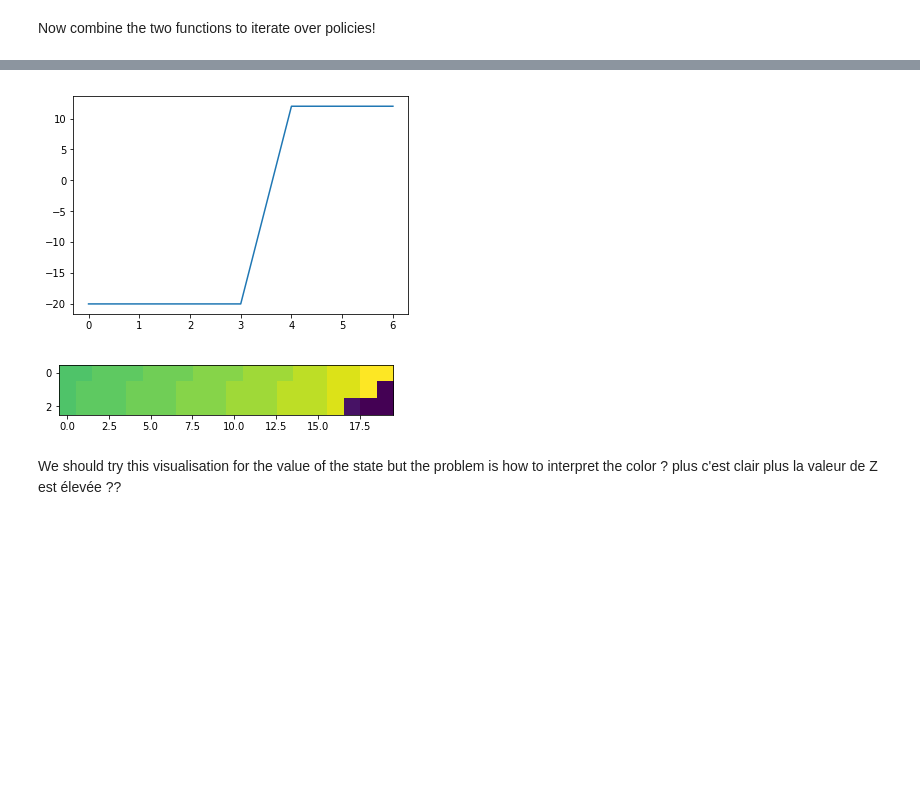
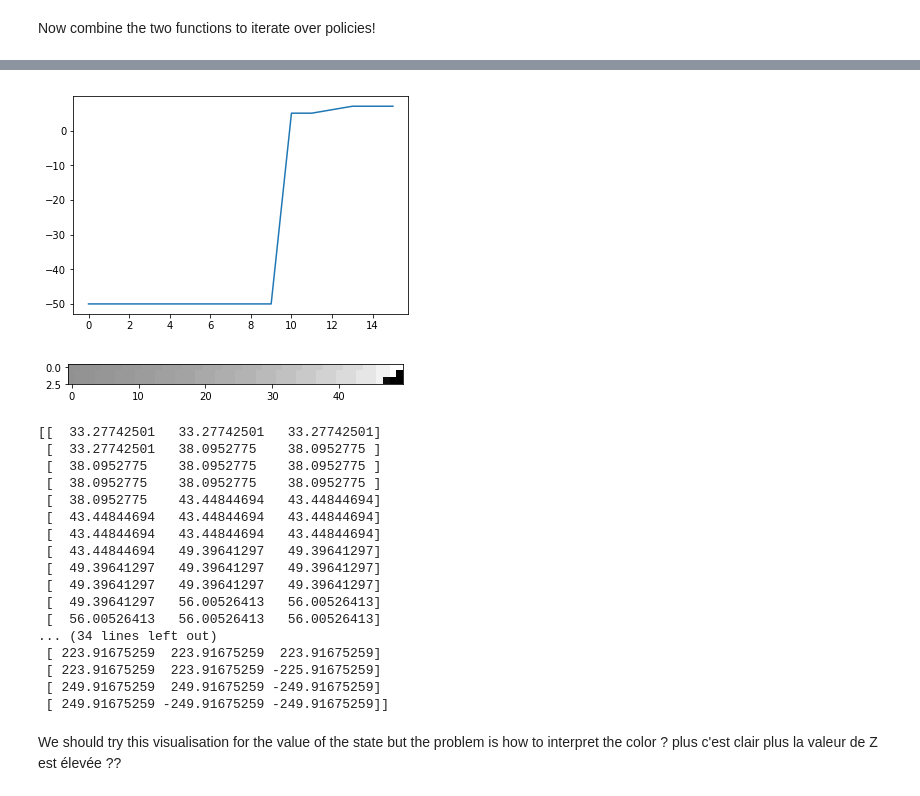
Before and after one commit to jonasracine/RL_sandbox, a Jupyter notebook: street_racer.ipynb, the cells around one changed output, grey strips where cells are left out. Drawn from its saved outputs; the diff is of its cells as text; code cells hidden in the pictures; blank space fills up the shorter version.

```diff
--- a/street_racer.ipynb
+++ b/street_racer.ipynb
@@ -37,7 +37,7 @@ As this problem is an (over-)simplification of our traffic light problem, any wo
 # %% [markdown]
 Start by figuring out the number of states you will need and build transition matrices for every action. For now, actions move the car from state to state in the deterministic manner described above.
 # %%
-l = 20
+l = 50
 n = 3*l+1
 trap=n-1
 # %%
@@ -153,9 +153,9 @@ erreur de type deux actions ou plus associées  [] :
 And define the reward function
 # %%
 R = -np.ones(n)
-lava = -l
+lava = -25
 R[-1] =  lava  #lava state : you die
-R[-4] = l       #L in low speed ! win !
+R[-4] = -lava     #L in low speed ! win !
 # %% [markdown]
 defining a policy : at the beginning we choose a random policy. A policy is here encoded as a sequence of letters : 0,1,2 for decelerate, maintain, accelerate. The sequence is of length n
 # %%
@@ -322,7 +323,8 @@ policy_test = policy_initial
 #policy_test[3]=2
 # %%
 # policy iteration
-p = policy_test
+V = np.zeros(n)
+p = np.zeros(n)
 policy_stable = False
 gamma = 0.9
 epsilon = 0.01
@@ -333,13 +335,13 @@ values=[]
 
 while not policy_stable and iterations < 100 :
     #print("potatoes")
+    values.append(V)
     V = policy_eval(p,T,R,epsilon,gamma)
     p, policy_stable = policy_improv(p,V,T,R,A,gamma,epsilon,policy_stable)
     iterations +=1
     #print(iterations)
     scores.append(tracker(p,R,T)[2])
     trajectories.append(tracker(p,R,T)[1])
-    values.append(policy_eval(p,T,R,epsilon,gamma))
 
 %notify
 # %% [output]
@@ -367,13 +368,31 @@ trajectory number :  6
 plt.plot(scores)
 plt.show()
 # %% [output]
-[figure, old version]
+[figure, new version]
 # %%
 Z = np.array(policy_eval(p,T,R,0.01,gamma)[:trap]).reshape(l,3)
-plt.imshow(np.transpose(Z))
+plt.imshow(np.transpose(Z),cmap='gray')
 plt.show()
+print(Z)
 # %% [output]
-[figure, old version]
+[figure, new version]
+[[  33.27742501   33.27742501   33.27742501]
+ [  33.27742501   38.0952775    38.0952775 ]
+ [  38.0952775    38.0952775    38.0952775 ]
+ [  38.0952775    38.0952775    38.0952775 ]
+ [  38.0952775    43.44844694   43.44844694]
+ [  43.44844694   43.44844694   43.44844694]
+ [  43.44844694   43.44844694   43.44844694]
+ [  43.44844694   49.39641297   49.39641297]
+ [  49.39641297   49.39641297   49.39641297]
+ [  49.39641297   49.39641297   49.39641297]
+ [  49.39641297   56.00526413   56.00526413]
+ [  56.00526413   56.00526413   56.00526413]
+... (34 lines left out)
+ [ 223.91675259  223.91675259  223.91675259]
+ [ 223.91675259  223.91675259 -225.91675259]
+ [ 249.91675259  249.91675259 -249.91675259]
+ [ 249.91675259 -249.91675259 -249.91675259]]
 # %% [markdown]
 We should try this visualisation for the value of the state but the problem is how to interpret the color ? plus c'est clair plus la valeur de Z est élevée ??
 # %% [markdown]
```
Also changed, not shown: parts of 3 cells of this notebook, 5 other files.
